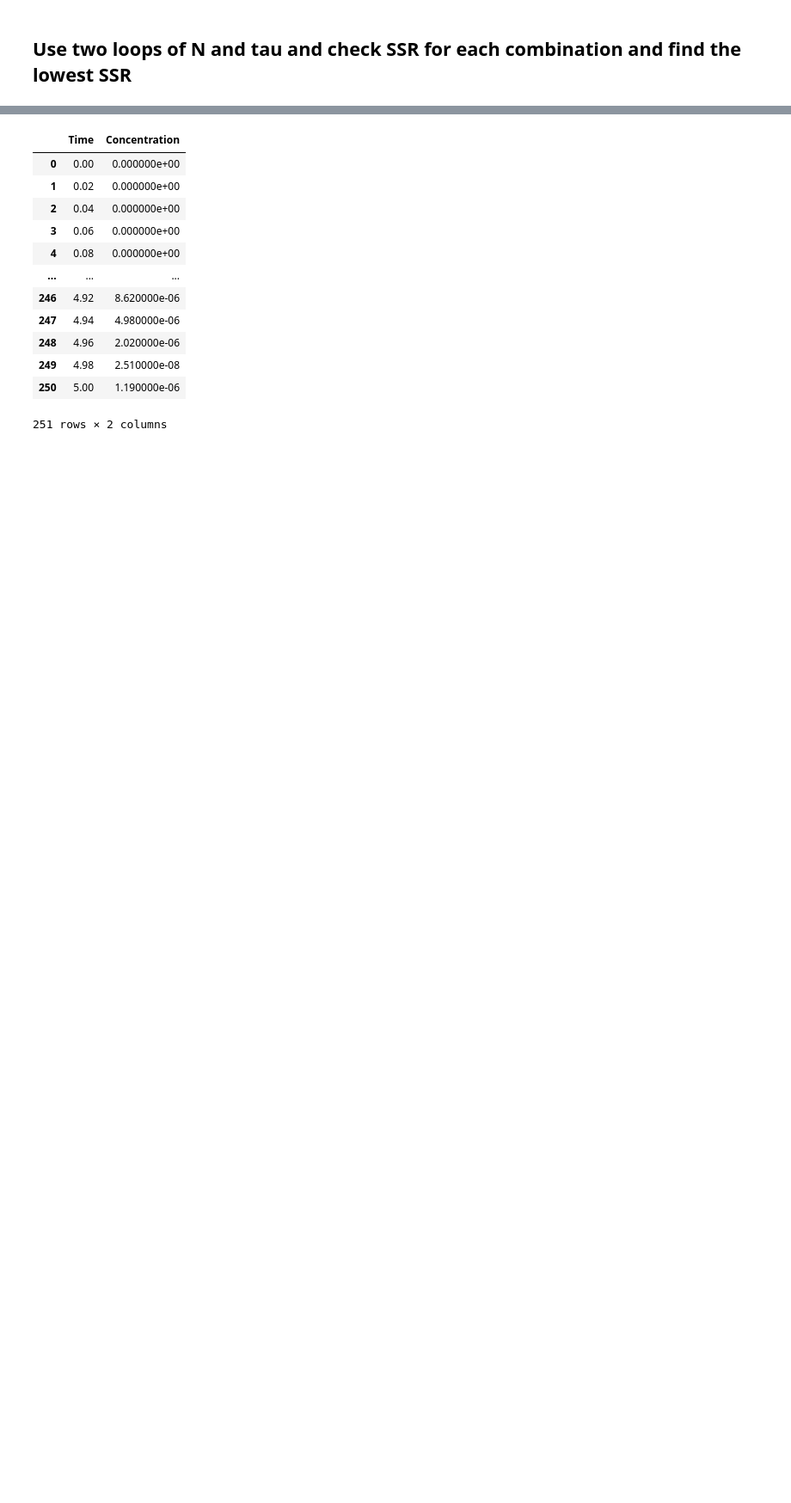
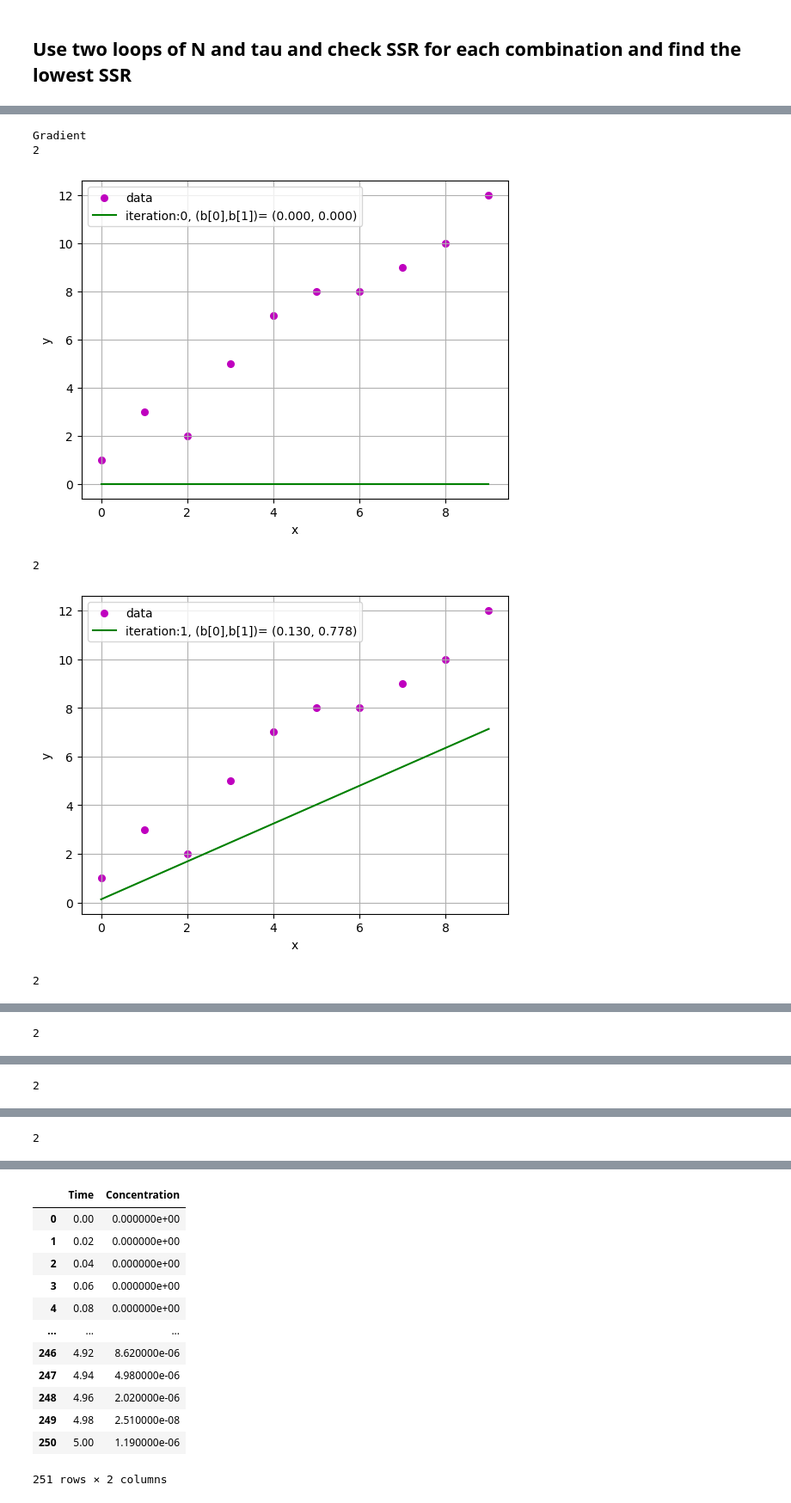
Before and after one commit to waves-stats/MOD_510_2023_autumn, a Jupyter notebook: Partha/project3/mod510_project3_partha_v2.ipynb, the cells around one changed output, grey strips where cells are left out. Shown at 86% size. Saved outputs shown, nothing was run; the diff lists cells and outputs as text; code cells hidden in the pictures; blank space fills up the shorter version.

```diff
--- a/Partha/project3/mod510_project3_partha_v2.ipynb
+++ b/Partha/project3/mod510_project3_partha_v2.ipynb
@@ -519,0 +509,7 @@ ax.legend()
+# %%
+def gradient(f,x, dx=10e-4,**kwarg):
+    '''
+    takes a function f and returns its gradient at x
+    using central difference,
+    '''
+    return (f(x+dx,**kwarg)-f(x-dx,**kwarg))/2/dx
@@ -519,0 +525,3 @@ ax.legend()
+# %%
+params = SSR{'xdata'=t, 'ydata'=conc_CFD, 'N'=N, 'inj_prot'='rect_1s'}
+for tau in np.arange(2,3,0.1):
@@ -519,0 +609,5 @@ ax.legend()
+# %%
+N = 49
+params = {'xdata':t, 'ydata':conc_CFD, 'N':N, 'inj_prot':'rect_1s'}
+tau = 2.
+optimal_tau = gradient_descent(f=SSR,x=tau,df=dSSR,MAXIT=200,**params)
@@ -519,0 +801,21 @@ ax.legend()
+# %%
+#%%
+N_=0
+print('Gradient ')
+b=np.array([0,0])
+b,x_guess=gradient_descent(S,b,dS,g=0.001,MAXIT=10)
+# %%
+print('Newtons method')
+N_=0
+b=np.array([0,0])
+b=[0,0]
+b=[0.,0.]
+b2=newton_raphson(b,dS,jacobian=False)
+# %%
+# %% [output]
+Gradient
+2
+[figure, added]
+2
+[figure, added]
+2
@@ -519,0 +823 @@ ax.legend()
+2
@@ -519,0 +825 @@ ax.legend()
+2
@@ -519,0 +827 @@ ax.legend()
+2
```
Also changed, not shown: parts of 18 cells of this notebook.
